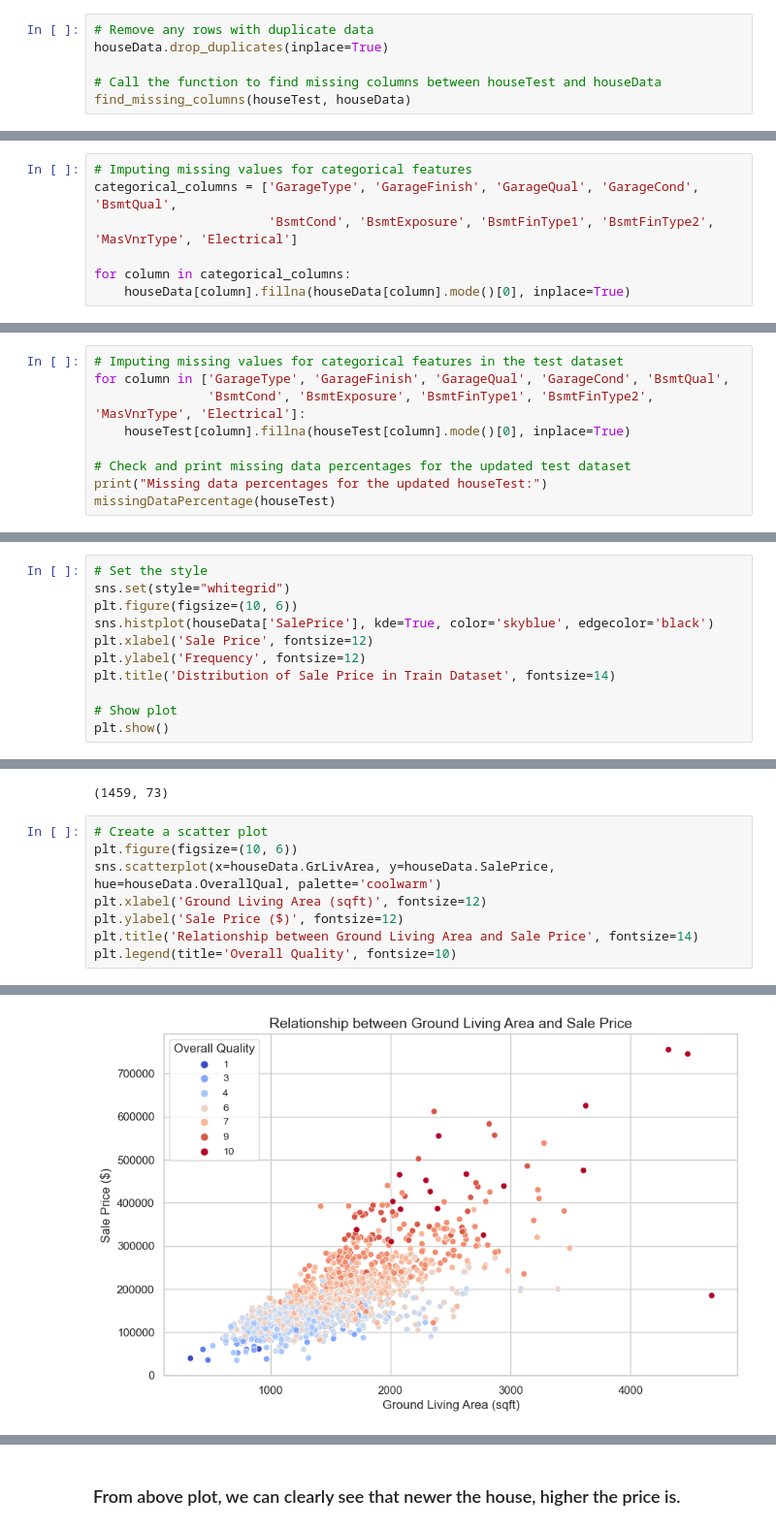
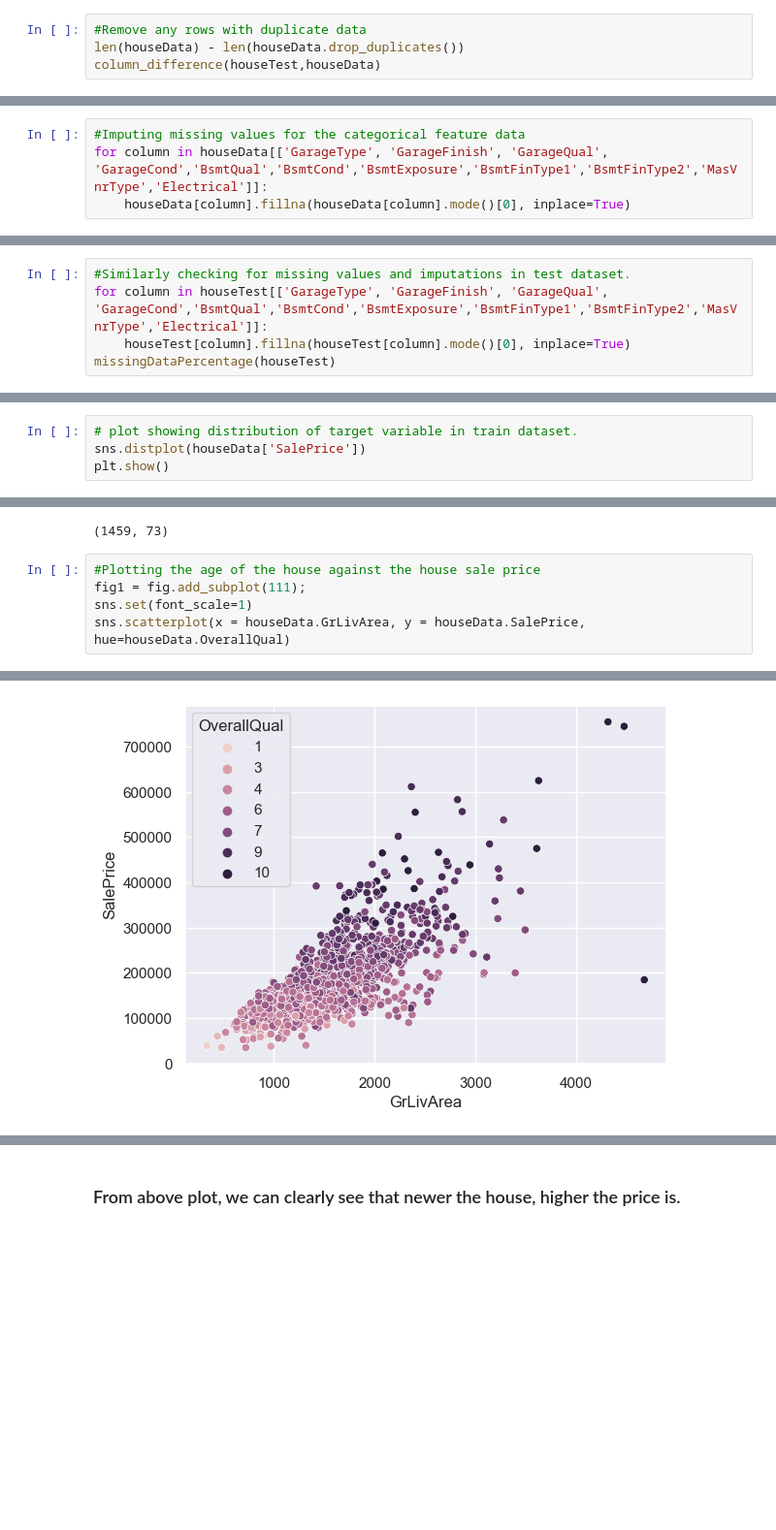
Before and after one commit to vineetkukreti/House_price_prediction, a Jupyter notebook: Notebooks/HousePriceRegression_With_Ensemble.ipynb, the cells around one changed output, grey strips where cells are left out. Shown at 97% size. Drawn from its saved outputs; the diff is of its cells as text; blank space fills up the shorter version.

```diff
--- a/Notebooks/HousePriceRegression_With_Ensemble.ipynb
+++ b/Notebooks/HousePriceRegression_With_Ensemble.ipynb
@@ -131,9 +98,7 @@ def writePrediction(prediction, filename):
 # %% [markdown]
 ####
 # %%
-# Remove any rows with duplicate data
-houseData.drop_duplicates(inplace=True)
-
-# Call the function to find missing columns between houseTest and houseData
-find_missing_columns(houseTest, houseData)
+#Remove any rows with duplicate data
+len(houseData) - len(houseData.drop_duplicates())
+column_difference(houseTest,houseData)
 # %% [output]
@@ -283,9 +185,6 @@ findMissingColumns(houseTest,houseData)
 # %%
-# Imputing missing values for categorical features
-categorical_columns = ['GarageType', 'GarageFinish', 'GarageQual', 'GarageCond', 'BsmtQual',
-                       'BsmtCond', 'BsmtExposure', 'BsmtFinType1', 'BsmtFinType2', 'MasVnrType', 'Electrical']
-
-for column in categorical_columns:
+#Imputing missing values for the categorical feature data
+for column in houseData[['GarageType', 'GarageFinish', 'GarageQual', 'GarageCond','BsmtQual','BsmtCond','BsmtExposure','BsmtFinType1','BsmtFinType2','MasVnrType','Electrical']]:
     houseData[column].fillna(houseData[column].mode()[0], inplace=True)
 # %%
 #Again checking for missing data percentage after imputing missing values.
@@ -296,12 +194,8 @@ MasVnrArea     0.547945
 GarageYrBlt    5.547945
 dtype: float64
 # %%
-# Imputing missing values for categorical features in the test dataset
-for column in ['GarageType', 'GarageFinish', 'GarageQual', 'GarageCond', 'BsmtQual',
-               'BsmtCond', 'BsmtExposure', 'BsmtFinType1', 'BsmtFinType2', 'MasVnrType', 'Electrical']:
+#Similarly checking for missing values and imputations in test dataset.
+for column in houseTest[['GarageType', 'GarageFinish', 'GarageQual', 'GarageCond','BsmtQual','BsmtCond','BsmtExposure','BsmtFinType1','BsmtFinType2','MasVnrType','Electrical']]:
     houseTest[column].fillna(houseTest[column].mode()[0], inplace=True)
-
-# Check and print missing data percentages for the updated test dataset
-print("Missing data percentages for the updated houseTest:")
 missingDataPercentage(houseTest)
 # %% [output]
@@ -374,14 +246,7 @@ Functional     0.13708
 SaleType       0.06854
 dtype: float64
 # %%
-# Set the style
-sns.set(style="whitegrid")
-plt.figure(figsize=(10, 6))
-sns.histplot(houseData['SalePrice'], kde=True, color='skyblue', edgecolor='black')
-plt.xlabel('Sale Price', fontsize=12)
-plt.ylabel('Frequency', fontsize=12)
-plt.title('Distribution of Sale Price in Train Dataset', fontsize=14)
-
-# Show plot
+# plot showing distribution of target variable in train dataset.
+sns.distplot(houseData['SalePrice'])
 plt.show()
 # %% [output]
@@ -489,11 +339,8 @@ houseTest.shape
 # %% [output]
 (1459, 73)
 # %%
-# Create a scatter plot
-plt.figure(figsize=(10, 6))
-sns.scatterplot(x=houseData.GrLivArea, y=houseData.SalePrice, hue=houseData.OverallQual, palette='coolwarm')
-plt.xlabel('Ground Living Area (sqft)', fontsize=12)
-plt.ylabel('Sale Price ($)', fontsize=12)
-plt.title('Relationship between Ground Living Area and Sale Price', fontsize=14)
-plt.legend(title='Overall Quality', fontsize=10)
+#Plotting the age of the house against the house sale price
+fig1 = fig.add_subplot(111);
+sns.set(font_scale=1)
+sns.scatterplot(x = houseData.GrLivArea, y = houseData.SalePrice, hue=houseData.OverallQual)
 # %% [output]
@@ -501,2 +348,2 @@ plt.legend(title='Overall Quality', fontsize=10)
-[figure, old version]
+[figure, new version]
 # %%
```
Also changed, not shown: parts of 37 cells of this notebook, 5 other files.
